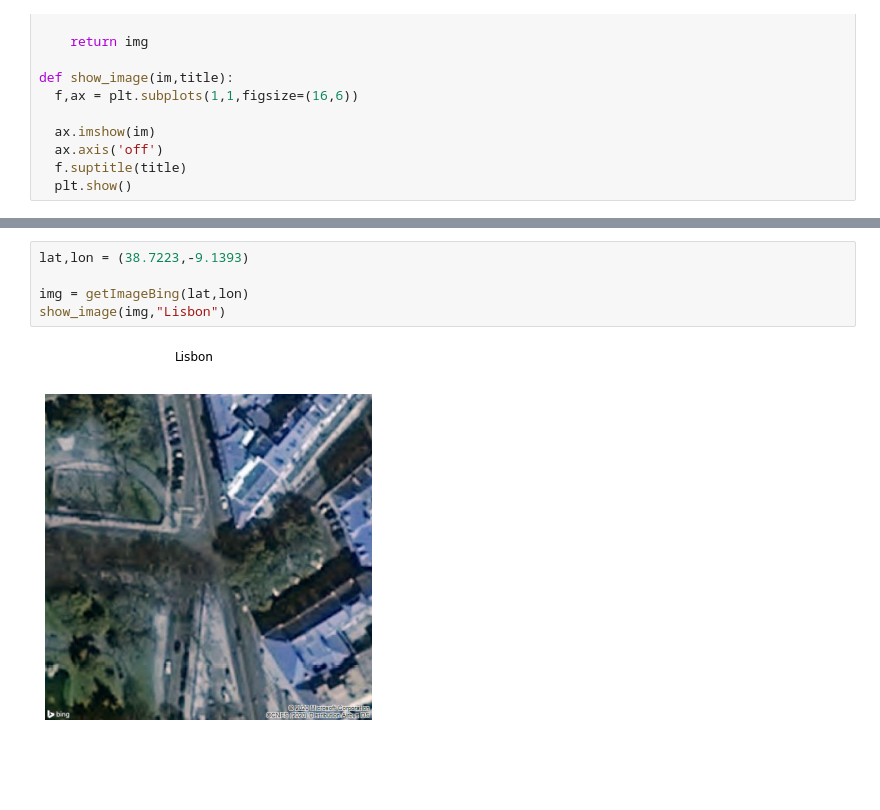
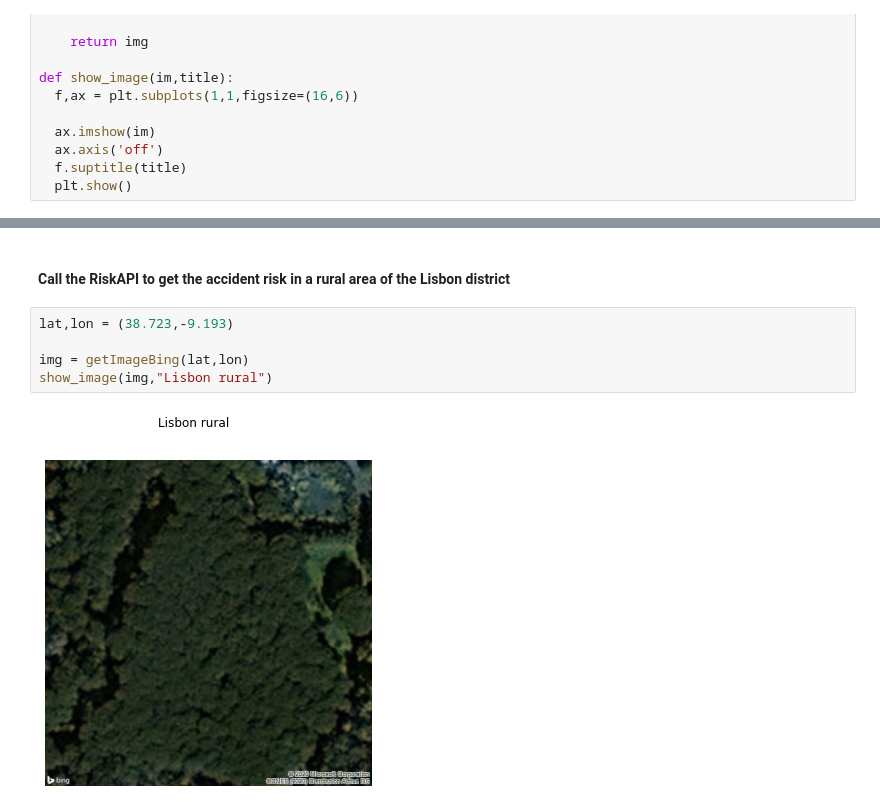
Before and after one commit to h4g0/LEI-RoadAccidents, a Jupyter notebook: library/Demo-RiskAPI.ipynb, the cells around one changed output, grey strips where cells are left out. Drawn from its saved outputs; the diff is of its cells as text; blank space fills up the shorter version.

```diff
--- a/library/Demo-RiskAPI.ipynb
+++ b/library/Demo-RiskAPI.ipynb
@@ -43,7 +78,9 @@ show_image(img,"Braga")
+# %% [markdown]
+ #### Call the RiskAPI to get the accident risk in a rural area of the Lisbon district
 # %%
-lat,lon = (38.7223,-9.1393)
+lat,lon = (38.723,-9.193)
 
 img = getImageBing(lat,lon)
-show_image(img,"Lisbon")
+show_image(img,"Lisbon rural")
 # %% [output]
-[figure, old version]
+[figure, new version]
```
Also changed, not shown: parts of 13 cells of this notebook, 14 other files.
